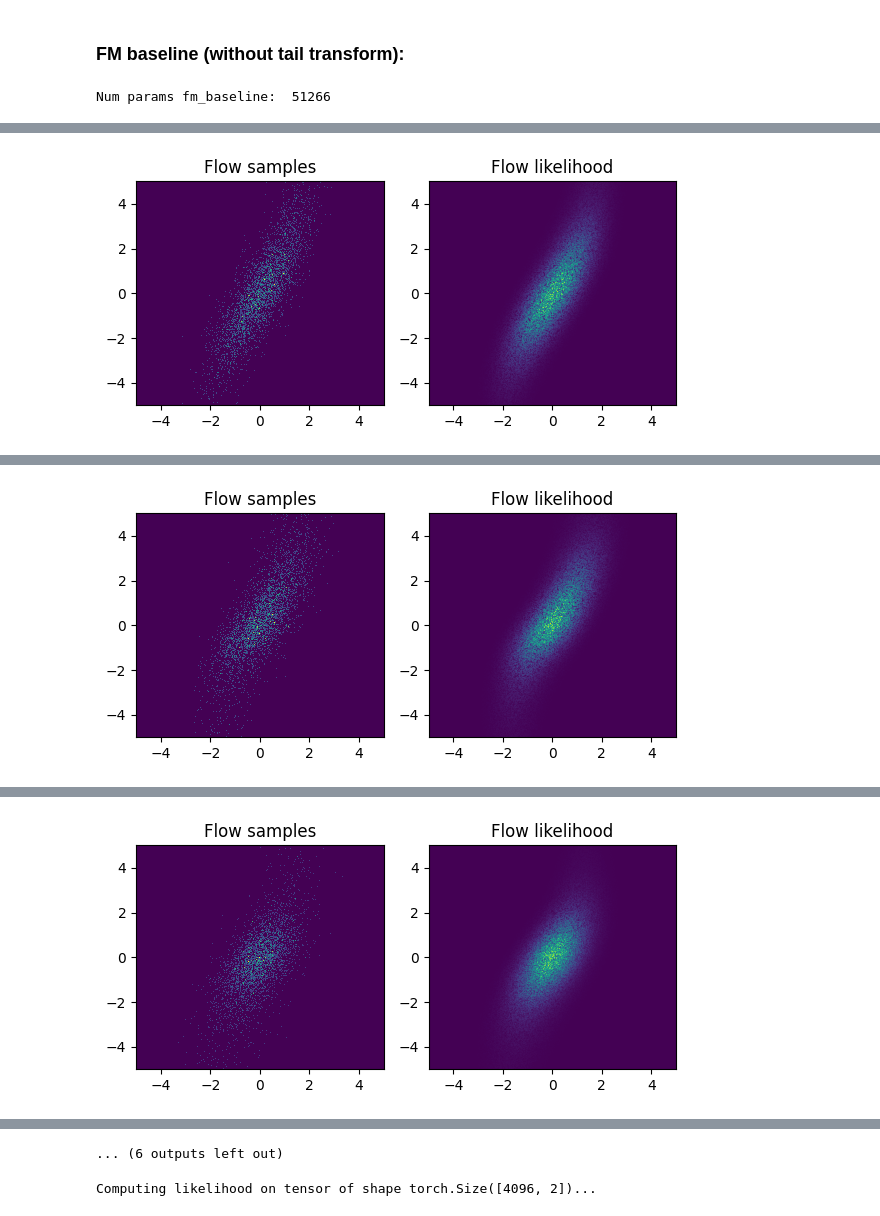
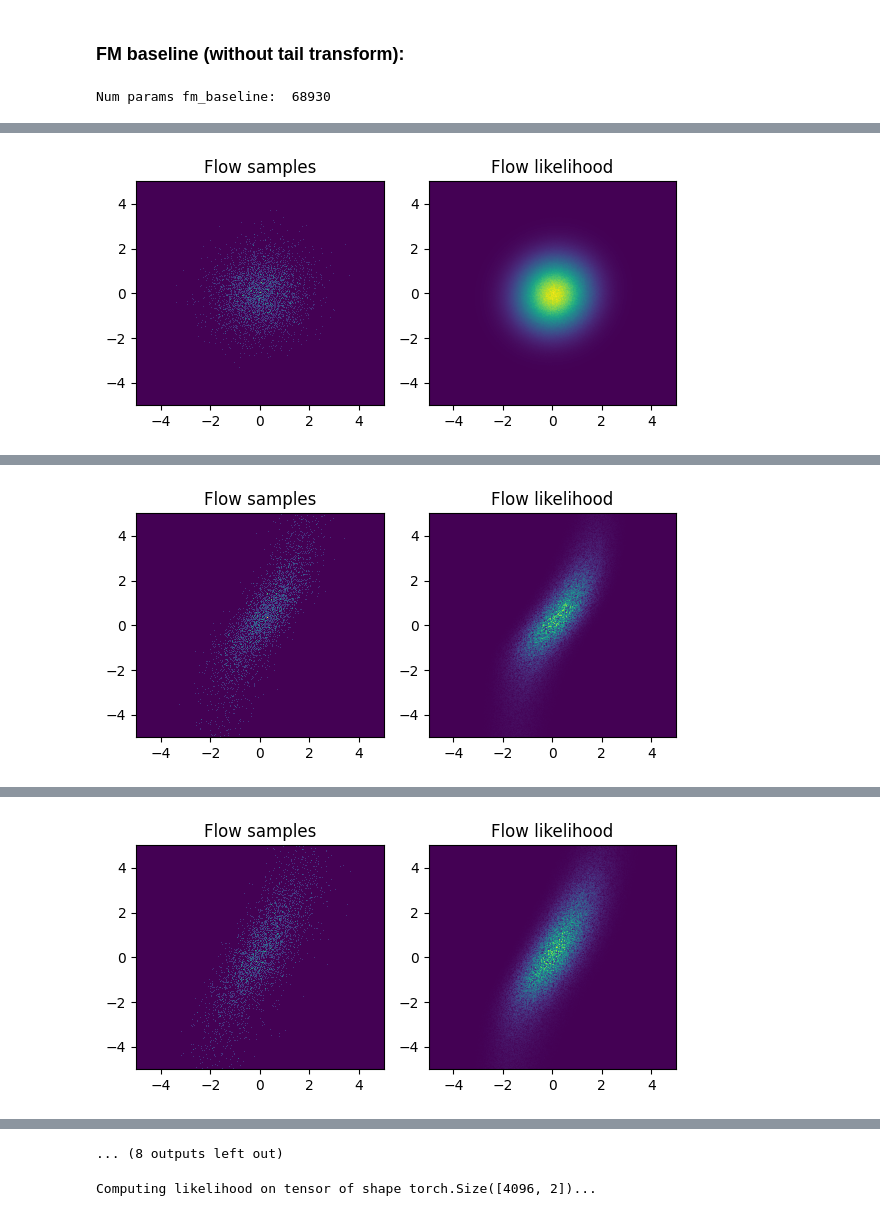
Before and after one commit to Lukas2412/tailnflows, a Jupyter notebook: experiments/density_estimation_synthetic/ttf_artifacts_and_modifications_exploration.ipynb, the cells around one changed output, grey strips where cells are left out. Saved outputs shown, nothing was run; the diff lists cells and outputs as text; code cells hidden in the pictures.

```diff
--- a/experiments/density_estimation_synthetic/ttf_artifacts_and_modifications_exploration.ipynb
+++ b/experiments/density_estimation_synthetic/ttf_artifacts_and_modifications_exploration.ipynb
@@ -606,11 +626,10 @@ class FMVectorField(nn.Module):
         Returns:
             v (torch.Tensor): Velocity vector field at point x and time t (shape [batch, x_dim]).
         """
+        t = t.to(dtype=x.dtype, device=x.device)
 
         # Ensure t has the same batch size as x
-        if t.dim() == 0:  # scalar
-            t = t.expand(x.shape[0])
-        elif t.dim() == 1 and t.shape[0] == 1:
+        if (t.dim() == 0) or (t.dim() == 1 and t.shape[0] == 1): # scalar
             t = t.expand(x.shape[0])
 
         temb = self.time_embedding(t)
@@ -651,13 +670,13 @@ def cfm_loss(vf: FMVectorField, x1: torch.Tensor, q0: nf.distributions.BaseDistr
     x0 = x0.to(dtype=DEFAULT_DTYPE, device=device)
 
     # sample time uniformly
-    t = torch.rand(batch_size, device=device).to(device)
+    t = torch.rand(batch_size, device=device)
 
     # Sample probability path
     path_sample = path.sample(x0, x1, t)
 
     # Conditional FM l2 loss
-    loss = mse_loss(vf(path_sample.x_t.to(device), path_sample.t.to(device)), path_sample.dx_t.to(device))
+    loss = mse_loss(vf(path_sample.x_t, path_sample.t), path_sample.dx_t)
 
     return loss
 # %% [markdown]
@@ -751,7 +770,8 @@ class FM_TTF_model(torch.nn.Module):
 
         # Solve forward ODE
         solver = ODESolver(ModelWrapper(self.vf))
-        y = solver.sample(x0, step_size=step_size, method=method, **ode_extras)
+        time_grid = torch.tensor([0.0, 1.0], device=self.device, dtype=x0.dtype)
+        y = solver.sample(x0, step_size=step_size, method=method, time_grid=time_grid, **ode_extras)
 
         # Apply tail transformation
         x1, _ = self.tail_trafo.forward(y)
@@ -783,7 +803,8 @@ class FM_TTF_model(torch.nn.Module):
 
         # Solve reverse-time ODE
         solver = ODESolver(ModelWrapper(self.vf))
-        _ , log_p = solver.compute_likelihood(y, self.q0.log_prob, step_size=step_size, method=method, exact_divergence=exact_divergence, **ode_extras)
+        time_grid = torch.tensor([1.0, 0.0], device=self.device, dtype=y.dtype)
+        _ , log_p = solver.compute_likelihood(y, self.q0.log_prob, step_size=step_size, method=method, time_grid=time_grid, exact_divergence=exact_divergence, **ode_extras)
         log_p = log_p.to(self.device)
 
         # Change of variables formula
@@ -792,11 +813,11 @@ class FM_TTF_model(torch.nn.Module):
         return log_p
 
     @torch.no_grad()
-    def get_average_nll(self, target: Target, num_samps: int = 16000, method: str = 'dopri5', batch_size: int = 4096, exact_divergence: bool = True, step_size: Optional[float] = None, **ode_extras) -> float:
+    def get_average_nll(self, target, num_samps: int = 16000, method: str = 'dopri5', batch_size: int = 4096, exact_divergence: bool = True, step_size: Optional[float] = None, **ode_extras) -> float:
         """ Compute average NLL per target sample and dimension. Computation is split in batches to reduce peak usage.
 
         Args:
-            target (Target): Target distribution.
+            target: Target distribution. Must implement sample() method.
             num_samps (int, optional): Number of independent samples drawn from target distribution to compute average NLL on. Defaults to 16000.
             method (str, optional): Method for ODE sovler. Defaults to 'dopri5'.
             batch_size (int, optional): Size of batches on which likelihood is computed simultaneously. Defaults to 4096.
@@ -823,7 +844,7 @@ class FM_TTF_model(torch.nn.Module):
             # Add to total log_p and delete batch results to free memory
             total_log_p += log_p.sum().item()
             del batch, log_p
-            if device.type == 'cuda':
+            if self.device.type == 'cuda':
                 torch.cuda.empty_cache()
 
         # Average total NLL over samples and dimension
@@ -831,11 +852,11 @@ class FM_TTF_model(torch.nn.Module):
 
         return nll
 
-    def train(self, target: Target, num_steps: int = 1000, batch_size: int = 512, show_every: Optional[int] = None, lr: float = 1e-3, weight_decay: float = 1e-5):
+    def train(self, target, num_steps: int = 1000, batch_size: int = 512, show_every: Optional[int] = None, lr: float = 1e-3, weight_decay: float = 1e-5):
         """ Train the model on target distribution. Trains only the FM vector field, not the final transformation.
 
         Args:
-            target (Target): Target distribution to train the model on.
+            target: Target distribution to train the model on. Must implement sample() method.
             num_steps (int, optional): Number of training steps. Defaults to 1000.
             batch_size (int, optional): Defaults to 512.
             show_every (int, optional): Period for visualizing intermediate results (only for 2dim). If None, no intermediate results are computed. Defaults to None.
@@ -851,6 +872,7 @@ class FM_TTF_model(torch.nn.Module):
         x = target.sample(batch_size).to(dtype=DEFAULT_DTYPE, device=self.device)
         # Apply inverse tail transform
         y, _ = self.tail_trafo.inverse(x)
+        y = y.to(self.device)
         # Compute and log initial loss
         loss = cfm_loss(self.vf, y.to(self.device), self.q0)
         loss_hist = np.append(loss_hist, loss.to('cpu').item())
@@ -864,6 +886,7 @@ class FM_TTF_model(torch.nn.Module):
             x = target.sample(batch_size).to(dtype=DEFAULT_DTYPE, device=self.device)
             # Apply inverse tail transform
             y, _ = self.tail_trafo.inverse(x)
+            y = y.to(self.device)
 
             # Compute and log loss
             loss = cfm_loss(self.vf, y, self.q0)
@@ -922,14 +945,16 @@ class FM_TTF_model(torch.nn.Module):
             plt.tight_layout()
             plt.show()
 
+        plt.close()
+
     @torch.no_grad()
-    def bin_count(self, target: Target, dim: int, bin: Optional[tuple[float, float]] = None, num_samps: int = 16000, repeats: int = 8,
+    def bin_count(self, target, dim: int, bin: Optional[tuple[float, float]] = None, num_samps: int = 16000, repeats: int = 8,
                   method: str = "dopri5", step_size: Optional[float] = None, **ode_extras) -> tuple[tuple[float, float], tuple[float, float]]:
         """
         Compute average number of true samples and flow samples in bin for specified dimension.
 
         Args:
-            target (Target): Target distribution.
+            target: Target distribution. Must implement sample() method.
             dim (int): Dimension in which to count.
             bin (tuple[float, float], optional): Interval (bin) in which to count samples. If given None, defaults to small interval around shift of final tail transform. Defaults to None.
             num_samps (int, optional): Number of independent samples drawn from both target and flow distribution. Defaults to 16000.
@@ -979,8 +1004,8 @@ fm_baseline_model = FM_TTF_model(
     FMVectorField(
         x_dim = 2,
         hidden_dim = 64,
-        num_blocks = 6,
-        time_emb_dim = 16,
+        num_blocks = 8,
+        time_emb_dim = 32,
     ),
     q0,
 )
@@ -989,8 +1014,12 @@ fm_baseline_model = FM_TTF_model(
 num_params_fm_baseline = sum(p.numel() for p in fm_baseline_model.parameters() if p.requires_grad)
 print(f"Num params fm_baseline: ", num_params_fm_baseline)
 # %% [output]
-Num params fm_baseline:  51266
+Num params fm_baseline:  68930
 # %%
-fm_baseline_model.train(target, 2000, show_every=400)
+# Train model
+fm_baseline_model.train(target, 3000, show_every=500)
+
+if fm_baseline_model.device.type == 'cuda':
+    torch.cuda.empty_cache()
 # %% [output]
 Computing likelihood on tensor of shape torch.Size([250000, 2])...
@@ -996,0 +1027 @@ Computing likelihood on tensor of shape torch.Size([250000, 2])...
+[figure, new version]
@@ -998 +1028,0 @@ Current training loss: 2.925
-[figure, old version]
@@ -999,0 +1030 @@ Computing likelihood on tensor of shape torch.Size([250000, 2])...
+[figure, new version]
@@ -1001 +1031,0 @@ Current training loss: 2.866
-[figure, old version]
@@ -1002,0 +1033 @@ Computing likelihood on tensor of shape torch.Size([250000, 2])...
+[figure, new version]
@@ -1004 +1034,0 @@ Current training loss: 1.911
-[figure, old version]
@@ -1008,3 +1038,3 @@ Current training loss: 2.492
-... (6 outputs left out)
+... (8 outputs left out)
 # %%
 # Compute average NLL per sample and dim
```
Also changed, not shown: parts of 18 cells of this notebook.
